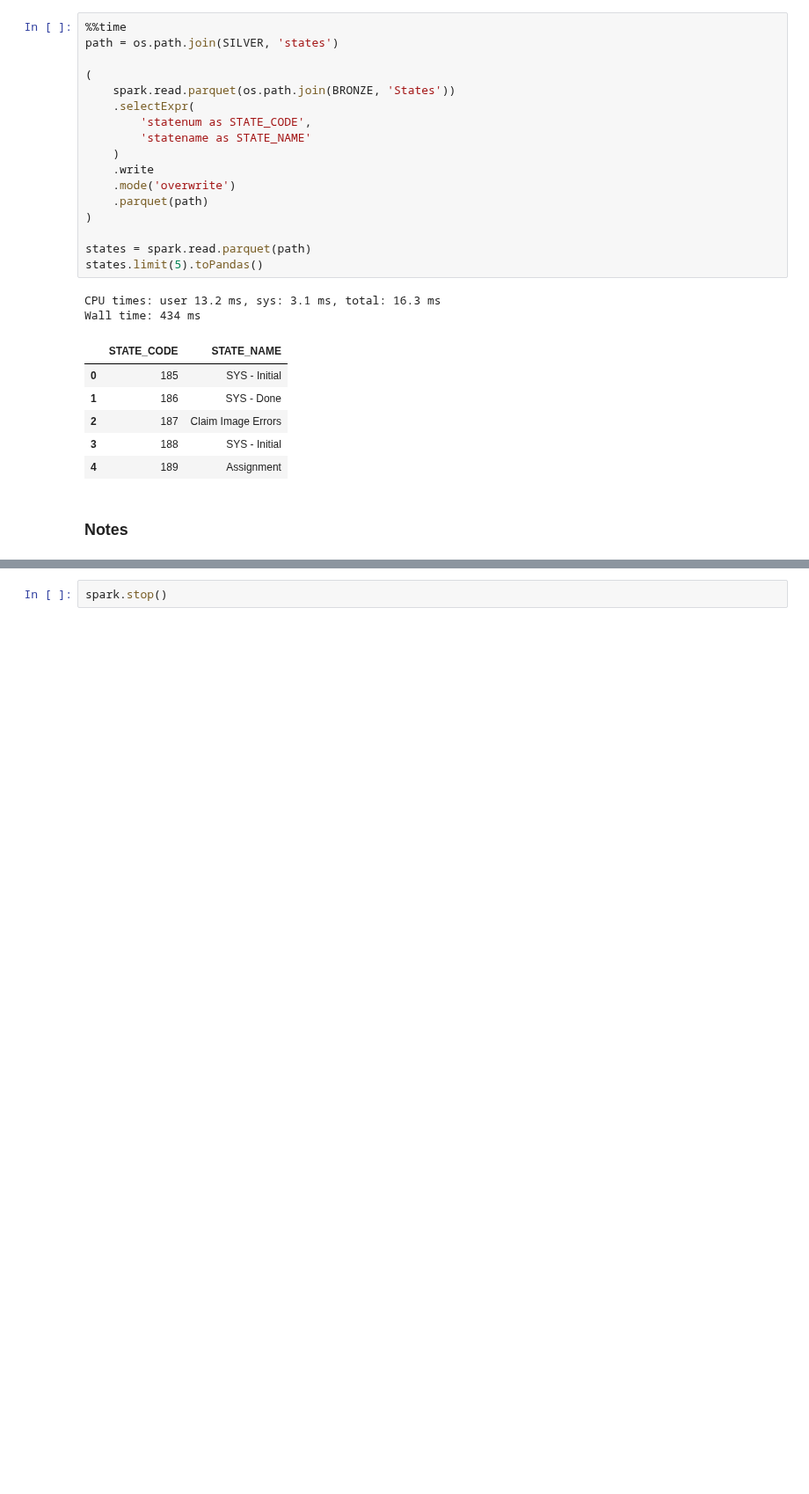
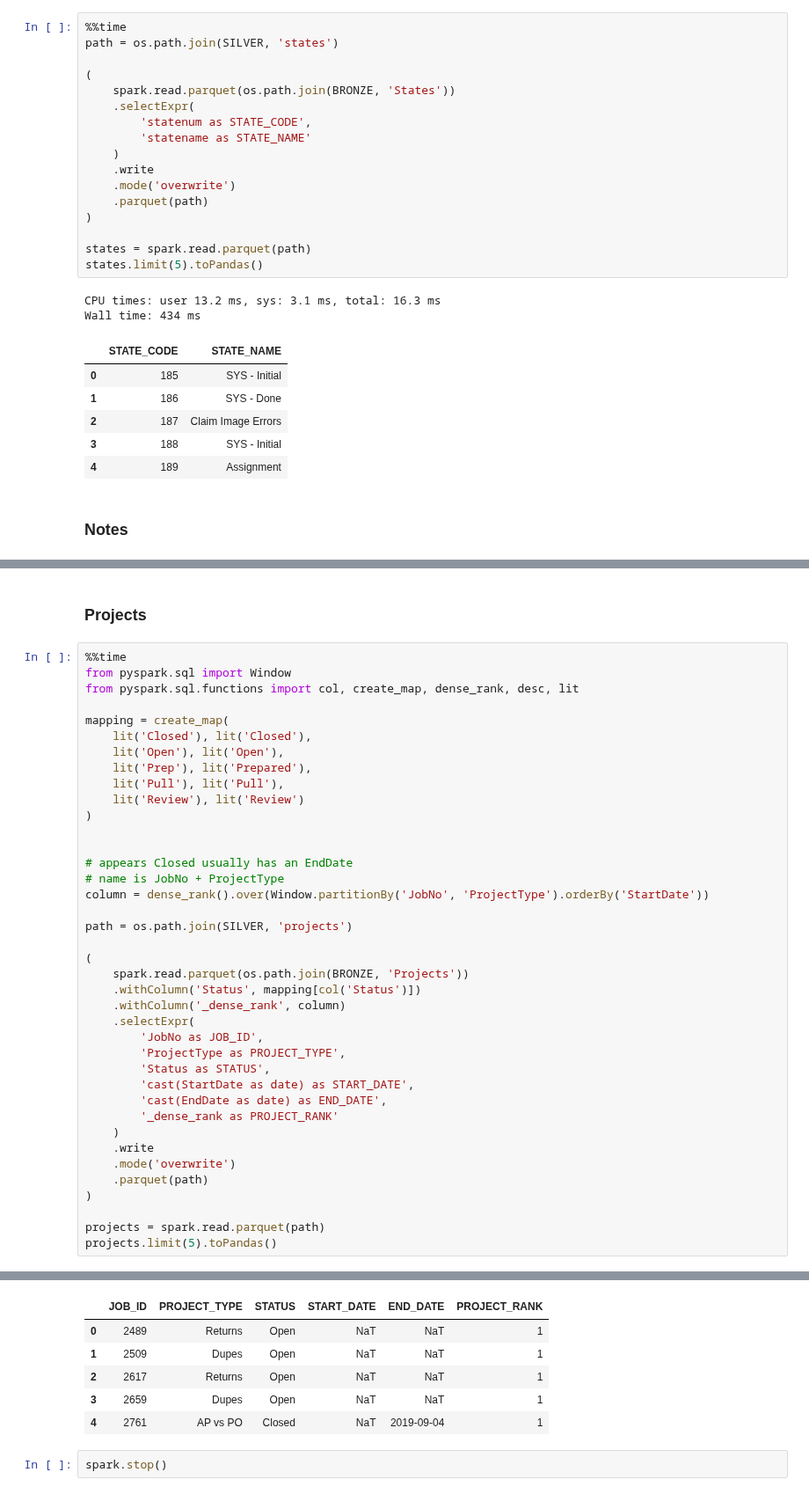
Before and after one commit to cpassorelli/call-reports, a Jupyter notebook: ipython/requests-data-warehouse-integration-silver.ipynb, the cells around one changed output, grey strips where cells are left out. Shown at 88% size. Drawn from its saved outputs; the diff is of its cells as text; blank space fills up the shorter version.

```diff
--- a/ipython/requests-data-warehouse-integration-silver.ipynb
+++ b/ipython/requests-data-warehouse-integration-silver.ipynb
@@ -287,0 +384,42 @@ descriptions.limit(5).toPandas()
+# %% [markdown]
+### Projects
+# %%
+%%time
+from pyspark.sql import Window
+from pyspark.sql.functions import col, create_map, dense_rank, desc, lit
+
+mapping = create_map(
+    lit('Closed'), lit('Closed'),
+    lit('Open'), lit('Open'),
+    lit('Prep'), lit('Prepared'),
+    lit('Pull'), lit('Pull'),
+    lit('Review'), lit('Review')
+)
+
+
+# appears Closed usually has an EndDate
+# name is JobNo + ProjectType
+column = dense_rank().over(Window.partitionBy('JobNo', 'ProjectType').orderBy('StartDate'))
+
+path = os.path.join(SILVER, 'projects')
+
+(
+    spark.read.parquet(os.path.join(BRONZE, 'Projects'))
+    .withColumn('Status', mapping[col('Status')])
+    .withColumn('_dense_rank', column)
+    .selectExpr(
+        'JobNo as JOB_ID',
+        'ProjectType as PROJECT_TYPE',
+        'Status as STATUS',
+        'cast(StartDate as date) as START_DATE',
+        'cast(EndDate as date) as END_DATE',
+        '_dense_rank as PROJECT_RANK'
+    )
+    .write
+    .mode('overwrite')
+    .parquet(path)
+)
+
+projects = spark.read.parquet(path)
+projects.limit(5).toPandas()
+# %% [output]
@@ -288,2 +428,8 @@ descriptions.limit(5).toPandas()
+|  | JOB_ID | PROJECT_TYPE | STATUS | START_DATE | END_DATE | PROJECT_RANK |
+| 0 | 2489 | Returns | Open | NaT | NaT | 1 |
+| 1 | 2509 | Dupes | Open | NaT | NaT | 1 |
+| 2 | 2617 | Returns | Open | NaT | NaT | 1 |
+| 3 | 2659 | Dupes | Open | NaT | NaT | 1 |
+| 4 | 2761 | AP vs PO | Closed | NaT | 2019-09-04 | 1 |
 # %%
 spark.stop()
```
Also changed, not shown: parts of 8 cells of this notebook, 1 other file.
